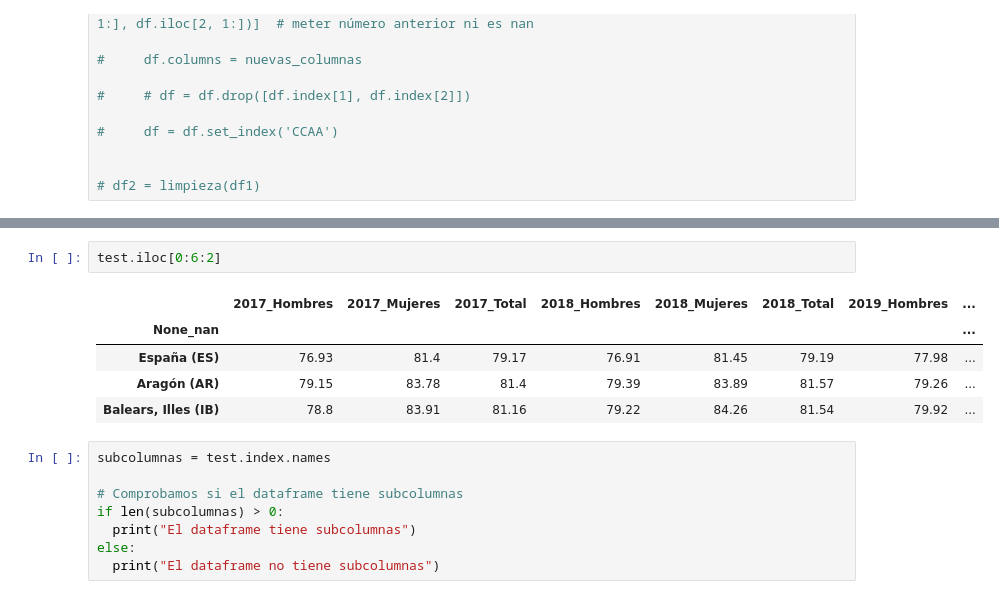
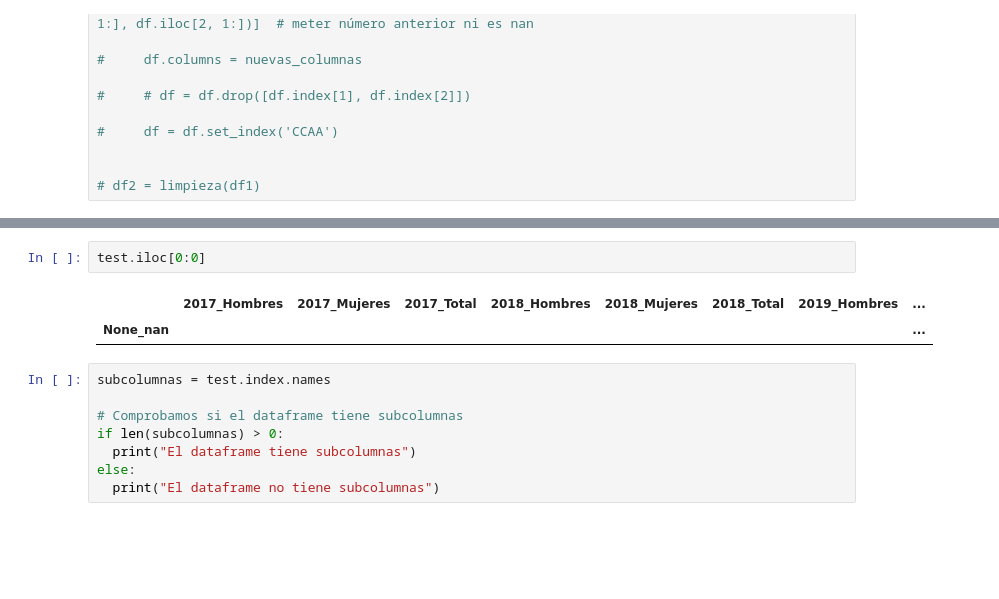
Before and after one commit to ClaraGallardo/Final-Proyect, a Jupyter notebook: notebook/Limpieza.ipynb, the cells around one changed output, grey strips where cells are left out. Cells and saved outputs as stored; diff of their text form; blank space fills up the shorter version.

```diff
--- a/notebook/Limpieza.ipynb
+++ b/notebook/Limpieza.ipynb
@@ -159,13 +159,10 @@ test
 | Ceuta (CE) | 73.49 | 78.39 | 75.95 | 74.33 | 78.01 | 76.23 | 71.5 | ... |
 | Melilla (ML) | 73.49 | 78.39 | 75.95 | 74.33 | 78.01 | 76.23 | 71.5 | ... |
 # %%
-test.iloc[0:6:2]
+test.iloc[0:0]
 # %% [output]
 |  | 2017_Hombres | 2017_Mujeres | 2017_Total | 2018_Hombres | 2018_Mujeres | 2018_Total | 2019_Hombres | ... |
 | None_nan |  |  |  |  |  |  |  | ... |
-| España (ES) | 76.93 | 81.4 | 79.17 | 76.91 | 81.45 | 79.19 | 77.98 | ... |
-| Aragón (AR) | 79.15 | 83.78 | 81.4 | 79.39 | 83.89 | 81.57 | 79.26 | ... |
-| Balears, Illes (IB) | 78.8 | 83.91 | 81.16 | 79.22 | 84.26 | 81.54 | 79.92 | ... |
 # %%
 subcolumnas = test.index.names
 
```
Also changed, not shown: parts of 4 cells of this notebook.
